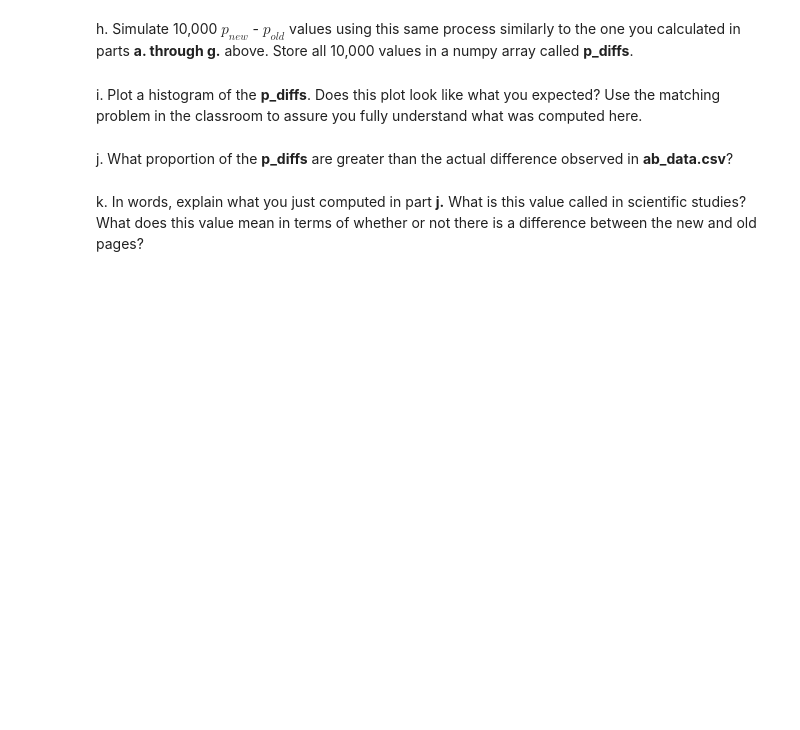
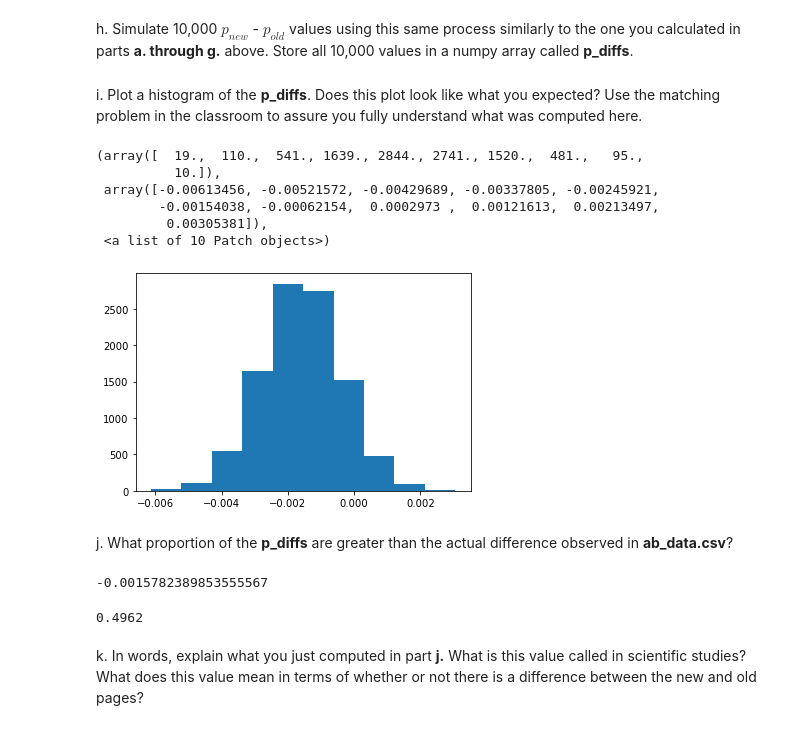
Before and after one commit to walidsi/analyze-AB-test-result, a Jupyter notebook: Analyze_ab_test_results_notebook.ipynb, the cells around one changed output. Saved outputs shown, nothing was run; the diff lists cells and outputs as text; code cells hidden in the pictures; blank space fills up the shorter version.

```diff
--- a/Analyze_ab_test_results_notebook.ipynb
+++ b/Analyze_ab_test_results_notebook.ipynb
@@ -194,2 +209,5 @@ c. What is $n_{new}$?
 # %% [markdown]
 d. What is $n_{old}$?
+# %%
+n_old = df2[df2.landing_page == 'old_page'].landing_page.count()
+n_old
@@ -196,6 +216,12 @@ d. What is $n_{old}$?
 # %% [markdown]
 e. Simulate $n_{new}$ transactions with a convert rate of $p_{new}$ under the null.  Store these $n_{new}$ 1's and 0's in **new_page_converted**.
+# %%
+df2_new_page = df2[df2.landing_page == 'new_page']
+new_page_converted = df2_new_page.sample(n_new, replace=True)
 # %% [markdown]
 f. Simulate $n_{old}$ transactions with a convert rate of $p_{old}$ under the null.  Store these $n_{old}$ 1's and 0's in **old_page_converted**.
+# %%
+df2_old_page = df2[df2.landing_page == 'old_page']
+old_page_converted = df2_old_page.sample(n_old, replace=True)
 # %% [markdown]
 g. Find $p_{new}$ - $p_{old}$ for your simulated values from part (e) and (f).
@@ -202,9 +232,37 @@ g. Find $p_{new}$ - $p_{old}$ for your simulated values from part (e) and (f).
 # %% [markdown]
 h. Simulate 10,000 $p_{new}$ - $p_{old}$ values using this same process similarly to the one you calculated in parts **a. through g.** above.  Store all 10,000 values in a numpy array called **p_diffs**.
+# %%
+p_diffs = []
+
+for _ in range(10000):
+    new_page_converted = df2_new_page.sample(n_new, replace=True)
+    old_page_converted = df2_old_page.sample(n_old, replace=True)
+    diff = new_page_converted.converted.mean() - old_page_converted.converted.mean()
+    p_diffs.append(diff)
 # %% [markdown]
 i. Plot a histogram of the **p_diffs**.  Does this plot look like what you expected?  Use the matching problem in the classroom to assure you fully understand what was computed here.
+# %%
+plt.hist(p_diffs)
+# %% [output]
+(array([  19.,  110.,  541., 1639., 2844., 2741., 1520.,  481.,   95.,
+          10.]),
+ array([-0.00613456, -0.00521572, -0.00429689, -0.00337805, -0.00245921,
+        -0.00154038, -0.00062154,  0.0002973 ,  0.00121613,  0.00213497,
+         0.00305381]),
+ <a list of 10 Patch objects>)
+[figure, added]
 # %% [markdown]
 j. What proportion of the **p_diffs** are greater than the actual difference observed in **ab_data.csv**?
+# %%
+actual_diff = df2[df2.group == 'treatment'].converted.mean() - df2[df2.group == 'control'].converted.mean()
+actual_diff
+# %% [output]
+-0.0015782389853555567
+# %%
+prop = np.mean(p_diffs > actual_diff)
+prop
+# %% [output]
+0.4962
 # %% [markdown]
 k. In words, explain what you just computed in part **j.**  What is this value called in scientific studies?  What does this value mean in terms of whether or not there is a difference between the new and old pages?
 # %% [markdown]
```
Also changed, not shown: parts of 6 cells of this notebook.
